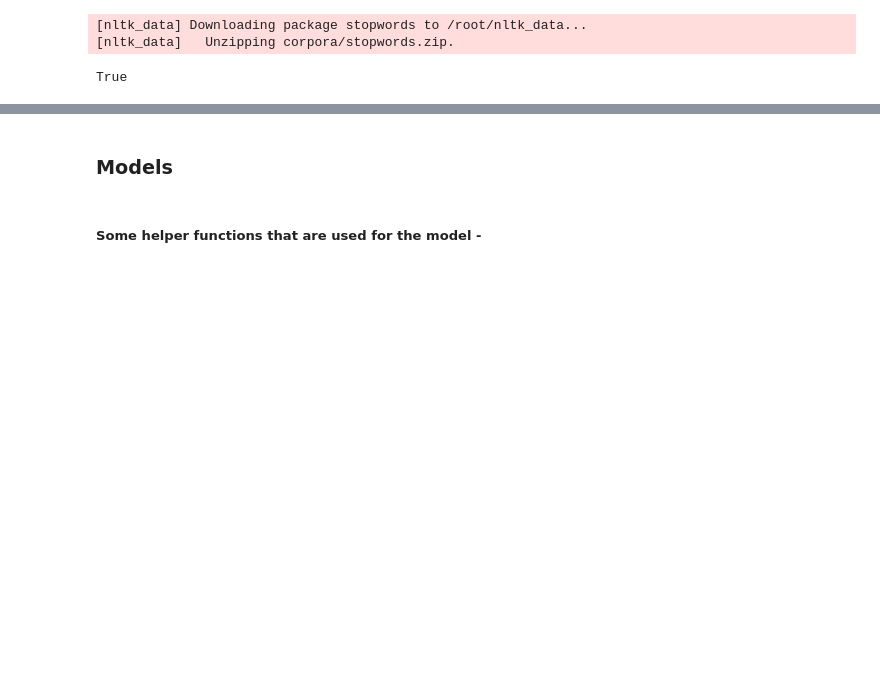
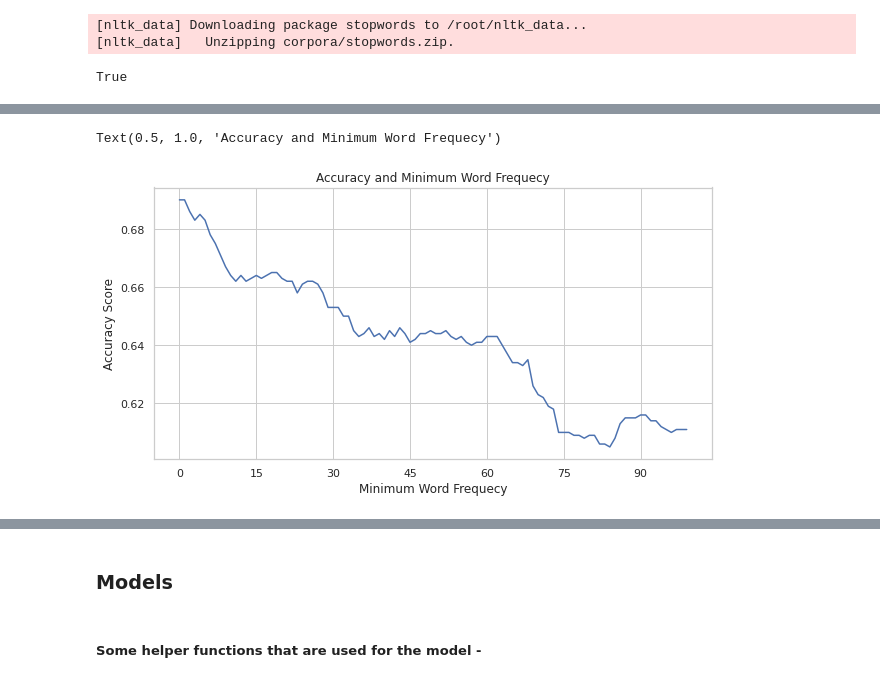
Before and after one commit to jonas-mika/twitter-hatespeech-detection, a Jupyter notebook: notebooks/project4.ipynb, the cells around one changed output, grey strips where cells are left out. Cells and saved outputs as stored; diff of their text form; code cells hidden in the pictures; blank space fills up the shorter version.

Commit message:
met with group to discus project, nicola- cleaned up accuracy function and plotted on subplots

```diff
--- a/notebooks/project4.ipynb
+++ b/notebooks/project4.ipynb
@@ -754,0 +654,10 @@ True
+# %%
+smote_ = SMOTE(random_state=42)
+Dataset = "hate"
+min_frequency = 1
+X_bal, y_bal = smote_.fit_resample(text_format (Dataset,
+    remove_stop_uncommon(DATA["processed"][Dataset]["train_text"],min_frequency,VOCABULARY[Dataset]),tvt="train"),
+    DATA['processed'][Dataset]['train_labels'])
+# %%
+model_b = SGDClassifier(loss='log')
+model_b.fit(X_bal,y_bal)
@@ -754,0 +666,15 @@ True
+# %%
+accuracies=[]
+for i in range(100):
+    prediction = model_b.predict(text_format(Dataset,remove_stop_uncommon(DATA["processed"][Dataset][f"val_text"],i,VOCABULARY[Dataset],remove_stop=False),tvt="val"))
+    actual = DATA["processed"][Dataset][f"val_labels"]
+    accuracies.append(accuracy_score(actual, prediction))
+ax = plt.figure(figsize=(10,5)).gca()
+ax.xaxis.set_major_locator(MaxNLocator(integer=True))
+ax.plot([x for x in range (100)],accuracies)
+ax.set_xlabel("Minimum Word Frequecy")
+ax.set_ylabel("Accuracy Score")
+ax.set_title("Accuracy and Minimum Word Frequecy")
+# %% [output]
+Text(0.5, 1.0, 'Accuracy and Minimum Word Frequecy')
+[figure, added]
```
Also changed, not shown: parts of 45 cells of this notebook.
